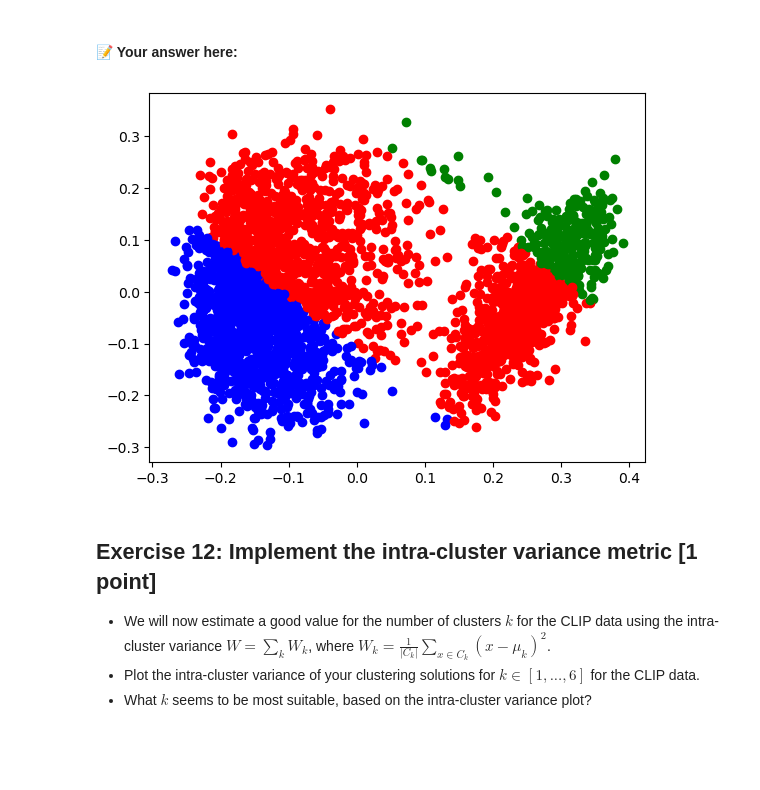
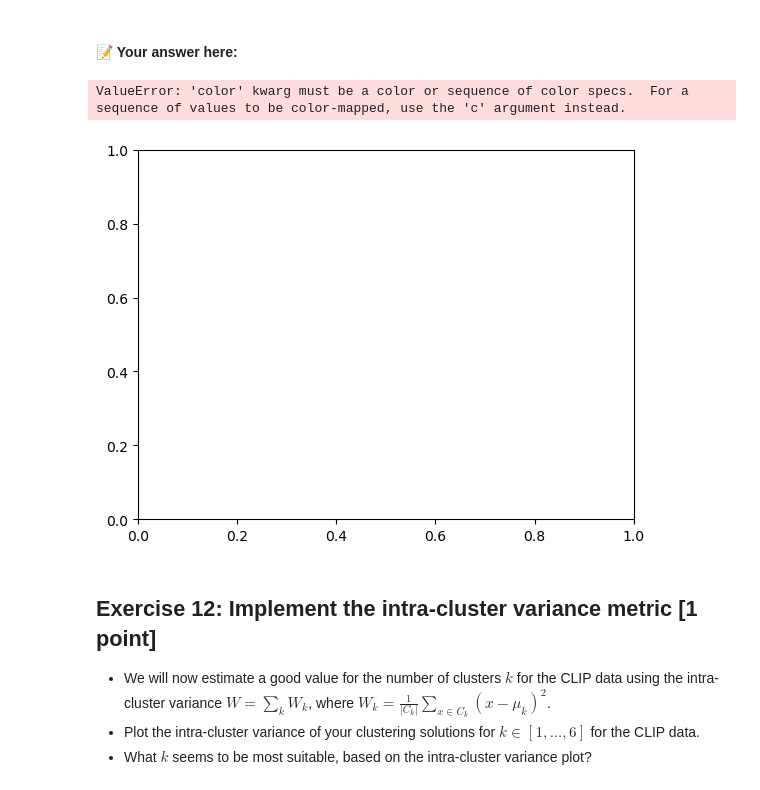
Before and after one commit to maximiliann97/TDA233-Algoritms-ML, a Jupyter notebook: HW3_2023.ipynb, the cells around one changed output. Cells and saved outputs as stored; diff of their text form; code cells hidden in the pictures; blank space fills up the shorter version.

```diff
--- a/HW3_2023.ipynb
+++ b/HW3_2023.ipynb
@@ -1340,42 +1337,36 @@ In this exercise you will run your $k$-means algorithm implementation on the CLI
 3. Do you always get the same final cluster solutions and same number of required iterations? Why/why not?
 # %% [markdown]
 #### 📝 Your answer here:
-# %%
-import matplotlib as mpl
-X = cluster_data[['clip_pca_1', 'clip_pca_2']]
-X = X.to_numpy()
-plt.figure()
-
-N = 3
-tag = np.random.randint(0,N) # Tag each point with a corresponding label
-
-# define the colormap
-cmap = plt.cm.jet
-# extract all colors from the .jet map
-cmaplist = [cmap(i) for i in range(cmap.N)]
-# create the new map
-cmap = cmap.from_list('Custom cmap', cmaplist, cmap.N)
-
-
-bounds = np.linspace(0,N,N+1)
-norm = mpl.colors.BoundaryNorm(bounds, cmap.N)
-
-
-for i, label in enumerate(labels):
-    x_data = X[i][0]
-    y_data = X[i][1]
-    if label == 0:
-        plt.scatter(x_data, y_data, color="r")
-    if label == 1:
-        plt.scatter(x_data, y_data, color="b")
-
-    if label == 2:
-        plt.scatter(x_data, y_data, color="g")
-    # plt.scatter(x_data, y_data, c=tag,  cmap=cmap, norm=norm)
-
-plt.show()
-# %% [output]
-[figure, removed]
+# %%
+import matplotlib as mpl
+import matplotlib.cm as cm
+
+X = cluster_data[['clip_pca_1', 'clip_pca_2']]
+X = X.to_numpy()
+k = 3
+labels = k_means(cluster_data[['clip_pca_1', 'clip_pca_2']], k)
+plt.figure()
+
+numbers_range = range(k)
+colors_dict = {}
+
+# Loop through each number and assign a color from the Jet color map
+for i in numbers_range:
+    color = cm.jet(i/len(numbers_range))
+    color = tuple(map(int, (color[0]*255, color[1]*255, color[2]*255)))
+    colors_dict[i] = color
+
+
+for i, label in enumerate(labels):
+    label = int(label)
+    colors_dict[label] = color
+    x_data = X[i][0]
+    y_data = X[i][1]
+    plt.scatter(x_data, y_data, color=color)
+plt.show()
+# %% [output]
+ValueError: 'color' kwarg must be a color or sequence of color specs.  For a sequence of values to be color-mapped, use the 'c' argument instead.
+[figure, added]
 # %% [markdown]
 ## Exercise 12: Implement the intra-cluster variance metric [1 point]
 
```
Also changed, not shown: parts of 2 cells of this notebook.
